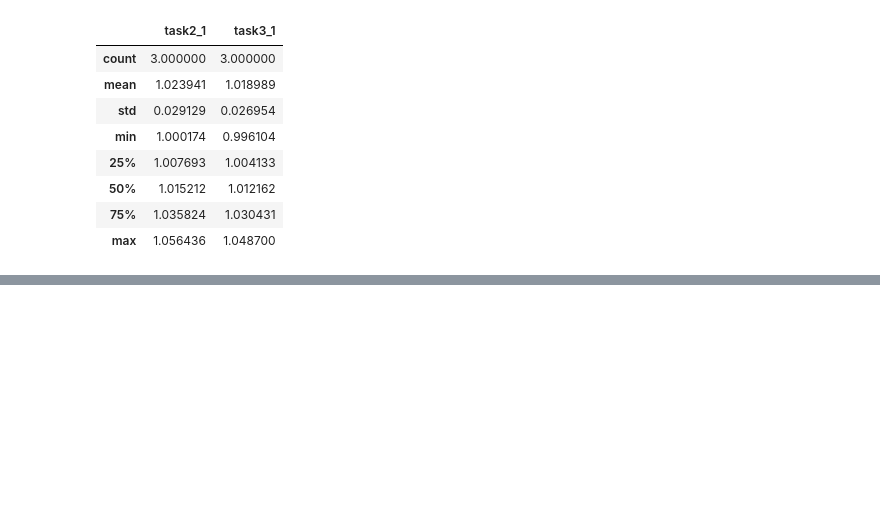
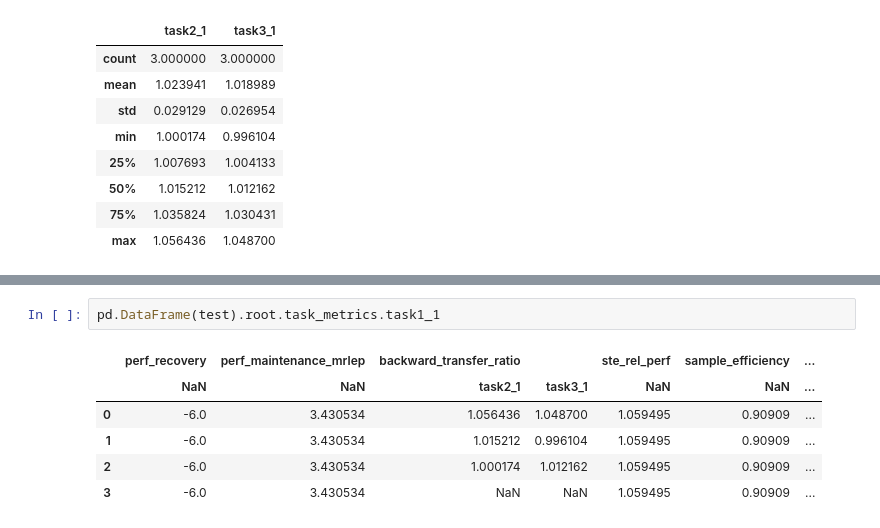
Before and after one commit to lifelong-learning-systems/l2metrics, a Jupyter notebook: examples/multi_task_JSONanalytics.ipynb, the cells around one changed output, grey strips where cells are left out. Saved outputs shown, nothing was run; the diff lists cells and outputs as text; blank space fills up the shorter version.

```diff
--- a/examples/multi_task_JSONanalytics.ipynb
+++ b/examples/multi_task_JSONanalytics.ipynb
@@ -167,0 +265,9 @@ task_metrics.task1_1.num_ex
+# %%
+pd.DataFrame(test).root.task_metrics.task1_1
+# %% [output]
+|  | perf_recovery | perf_maintenance_mrlep | backward_transfer_ratio |  | ste_rel_perf | sample_efficiency | ... |
+|  | NaN | NaN | task2_1 | task3_1 | NaN | NaN | ... |
+| 0 | -6.0 | 3.430534 | 1.056436 | 1.048700 | 1.059495 | 0.90909 | ... |
+| 1 | -6.0 | 3.430534 | 1.015212 | 0.996104 | 1.059495 | 0.90909 | ... |
+| 2 | -6.0 | 3.430534 | 1.000174 | 1.012162 | 1.059495 | 0.90909 | ... |
+| 3 | -6.0 | 3.430534 | NaN | NaN | 1.059495 | 0.90909 | ... |
```
Also changed, not shown: parts of 8 cells of this notebook.
